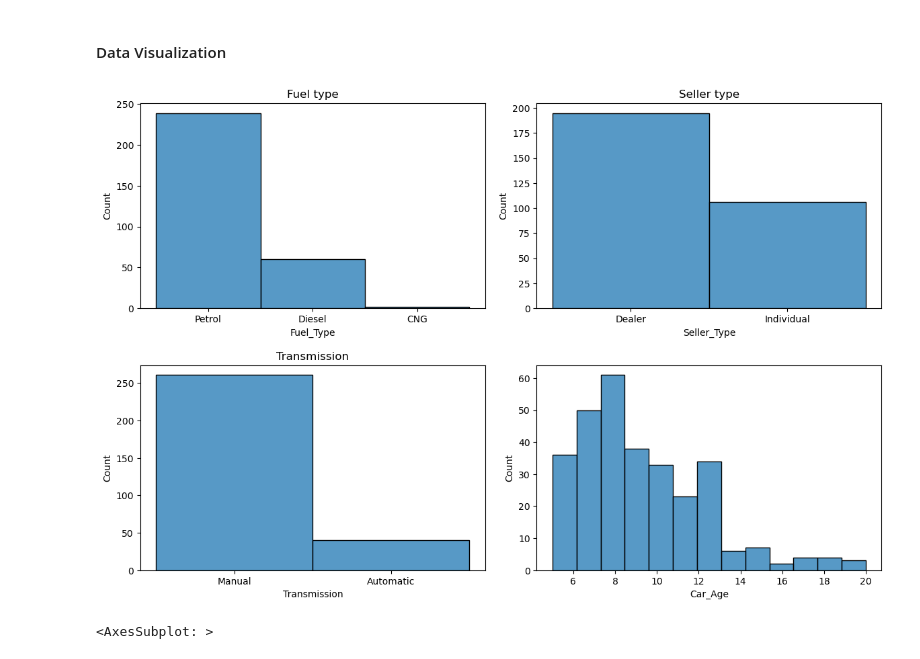
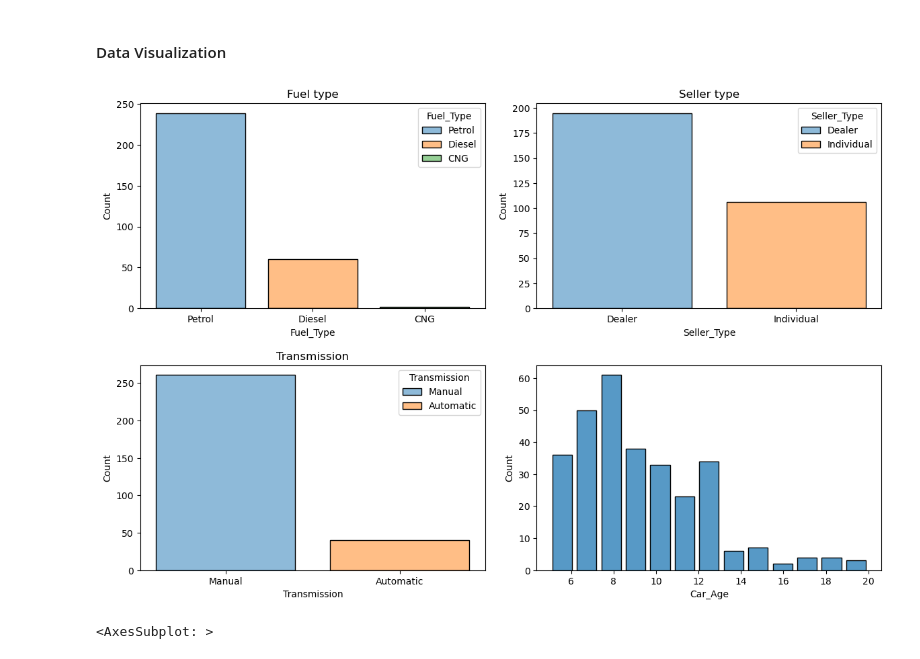
Before and after one commit to edidiongaligbe/Evaluation_Metrics, a Jupyter notebook: Regression.ipynb, the cells around one changed output. Cells and saved outputs as stored; diff of their text form; code cells hidden in the pictures.

Commit message:
Update Regression.ipynb
Added hues to plots

```diff
--- a/Regression.ipynb
+++ b/Regression.ipynb
@@ -134,22 +134,22 @@ df.head()
 # %%
 fig, axis = plt.subplots(2, 2, figsize=(12, 8))
 
 #Fuel type
-sns.histplot(data=df, x='Fuel_Type', ax=axis[0, 0])
+sns.histplot(data=df, x='Fuel_Type', ax=axis[0, 0], hue='Fuel_Type', shrink=.8)
 #Seller type
-sns.histplot(data=df, x='Seller_Type', ax=axis[0, 1])
+sns.histplot(data=df, x='Seller_Type', ax=axis[0, 1], hue='Seller_Type', shrink=.8)
 #Transmission type
-sns.histplot(data=df, x='Transmission', ax=axis[1, 0])
+sns.histplot(data=df, x='Transmission', ax=axis[1, 0], hue='Transmission', shrink=.8)
 #Age of cars
-sns.histplot(data=df, x='Car_Age', ax=axis[1, 1])
+sns.histplot(data=df, x='Car_Age', ax=axis[1, 1], shrink=.8)
 
 axis[0, 0].set_title('Fuel type')
 axis[0, 1].set_title('Seller type')
 axis[1, 0].set_title('Transmission')
 fig.tight_layout(pad=1.5)
 plt.show()
 # %% [output]
-[figure, old version]
+[figure, new version]
 # %%
 #check correlation of features in the dataset
 plt.figure(figsize = (15, 10))
```
